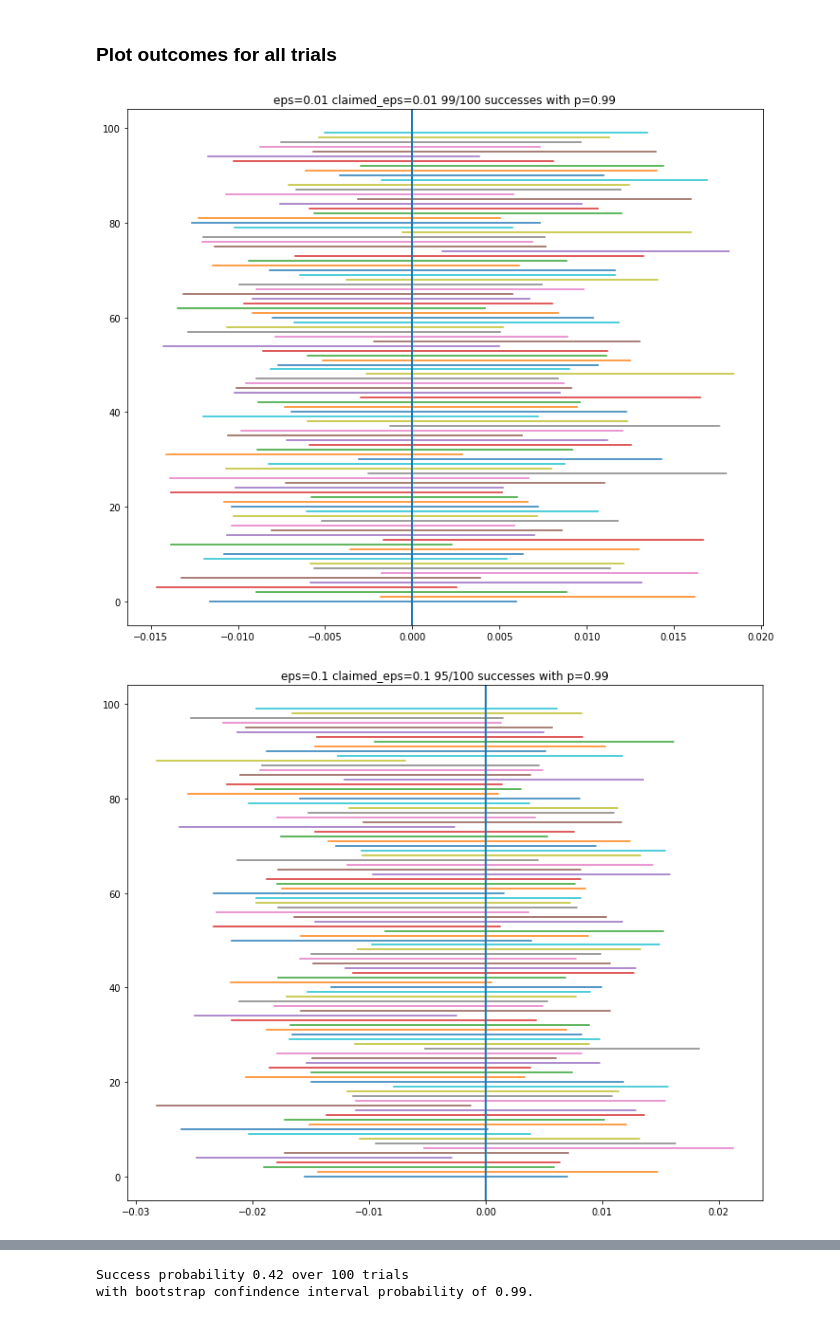
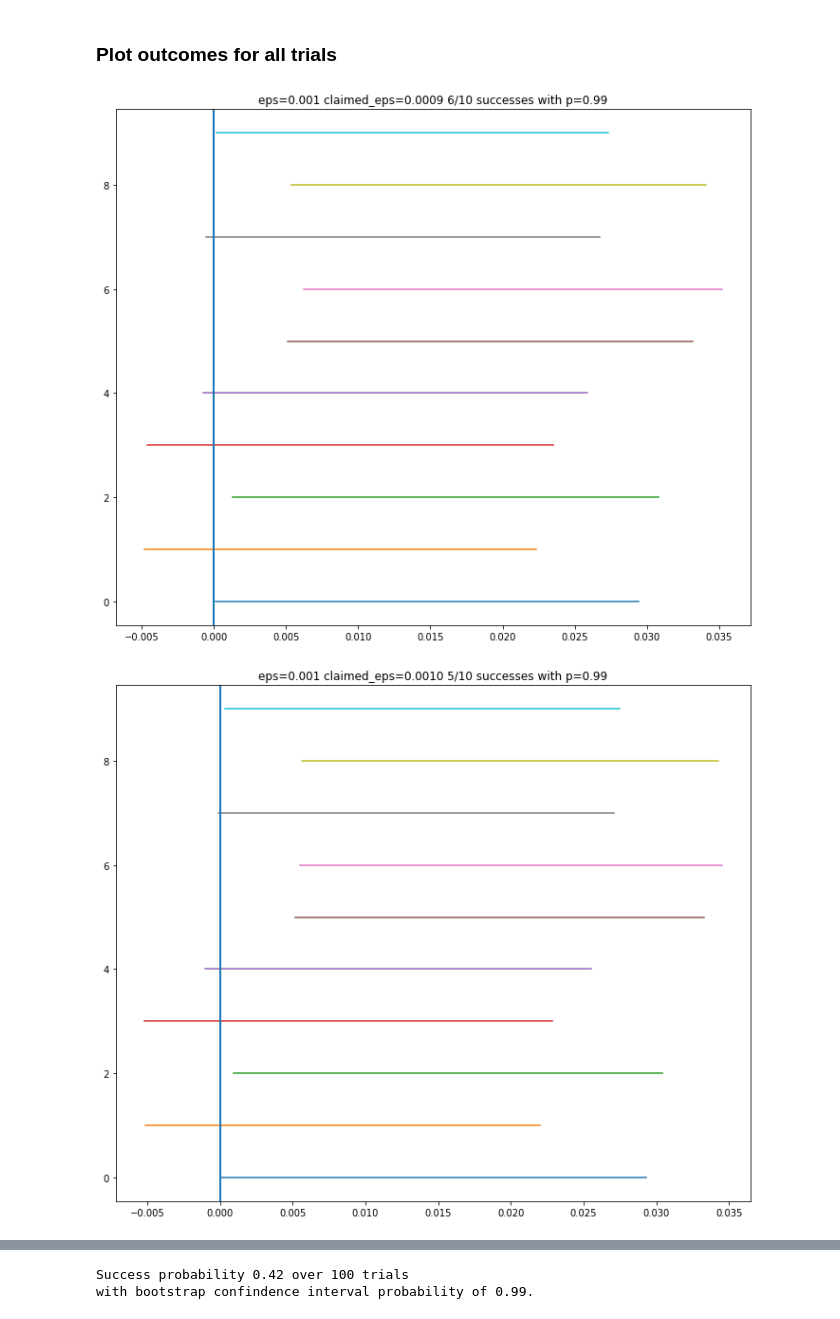
Before and after one commit to maksimt/empirical_privacy, a Jupyter notebook: Notebooks/Experiment 2 -- Measuring epsilon of the Laplace Mechanism.ipynb, the cells around one changed output, grey strips where cells are left out. Cells and saved outputs as stored; diff of their text form; code cells hidden in the pictures.

Commit message:
expm 2 with different claimed_eps

```diff
--- a/Notebooks/Experiment 2 -- Measuring epsilon of the Laplace Mechanism.ipynb
+++ b/Notebooks/Experiment 2 -- Measuring epsilon of the Laplace Mechanism.ipynb
@@ -67,12 +66,13 @@ from notebook_context import *
 %matplotlib inline
 # %%
 epsilons = [
-    0.001
+    0.001,
     0.01,
-    0.1,
+#     0.1,
     1.0,
-    10.0
+#     10.0
 ]
+multipliers=[0.9, 1.0, 1.1]
 dses = [{
         'database_0' : (0, 0, 0),
         'database_1' : (1, 0, 0),
@@ -88,12 +88,12 @@ asys = {
     'fitter'             : 'knn',
     # we use random tie-breaking since the samples are discrete
     'fitter_kwargs'      : {'neighbor_method': 'gyorfi'},
-    'n_docs'                : 100,
-    'n_trials_per_training_set_size': 300,
-    'n_max'              : 2**12,
-    'validation_set_size': 2**15,
+    'n_docs'                : 10,
+    'n_trials_per_training_set_size': 30,
+    'n_max'              : 2**10,
+    'validation_set_size': 2**14,
     'p'                  : 0.99,  # for bootstrap
-    'n_bootstraps'       : 10000,  # for bootstrap
+    'n_bootstraps'       : 100000,  # for bootstrap
     'in_memory'          : True
 }
 
@@ -132,32 +134,41 @@ luigi.build([All for All in Alls.values()], workers=3, log_level='ERROR',
 # %% [markdown]
 ### Plot outcomes for all trials
 # %%
-def plot_eps(eps, CLAIMED_EPS):
+def success(delta_lb, delta_ub, eps, claimed_eps):
+    if claimed_eps == eps:
+        return 1 if delta_lb < 0 < delta_ub else 0
+    if claimed_eps > eps:
+        return 1 if delta_ub < 0 else 0
+    if claimed_eps < eps:
+        return 1 if delta_lb > 0 else 0
 
-    AAs = Alls[eps].requires()
+def plot_eps(expm, CLAIMED_EPS):
+    try:
+        AAs = Alls[expm].requires()
+    except KeyError:
+        return
     DF = load_completed_AAs_into_dataframe(AAs)
-
-    if CLAIMED_EPS == eps:
-        def success(delta_lb, delta_ub):
-            return 1 if delta_lb < 0 < delta_ub else 0
-
+    eps, CLAIMED_EPS = expm.eps, expm.claimed_eps
     plt.figure(figsize=(12,10))
     n_trials = 0
     n_successes = 0
     for (i,CLBD) in enumerate(AAs):
         with CLBD.output().open() as f:
             deltas = dill.load(f)
             n_trials += 1
-            n_successes += success(deltas['lower_bound'], deltas['upper_bound'])
+            n_successes += success(deltas['lower_bound'],
+                                   deltas['upper_bound'],
+                                   eps=eps,
+                                   claimed_eps=CLAIMED_EPS)
     #         print(i, deltas)
             plt.plot([deltas['lower_bound'], deltas['upper_bound']], [i, i])
         plt.axvline(0)
-    plt.title(f'eps={eps} claimed_eps={CLAIMED_EPS} {n_successes}/{n_trials} successes with p={asys["p"]:.2f}')
+    plt.title(f'eps={eps} claimed_eps={CLAIMED_EPS:.4f}'
+              f' {n_successes}/{n_trials} successes with p={asys["p"]:.2f}')
 
 
-for eps in epsilons:
-    CLAIMED_EPS = eps
-    plot_eps(eps, CLAIMED_EPS)
+for expm in sorted(Alls.keys(),key=lambda expm: expm.eps):
+    plot_eps(expm, CLAIMED_EPS)
 # %% [output]
-[figure, old version]
+[figure, new version]
-[figure, old version]
+[figure, new version]
```
Also changed, not shown: parts of 6 cells of this notebook.
